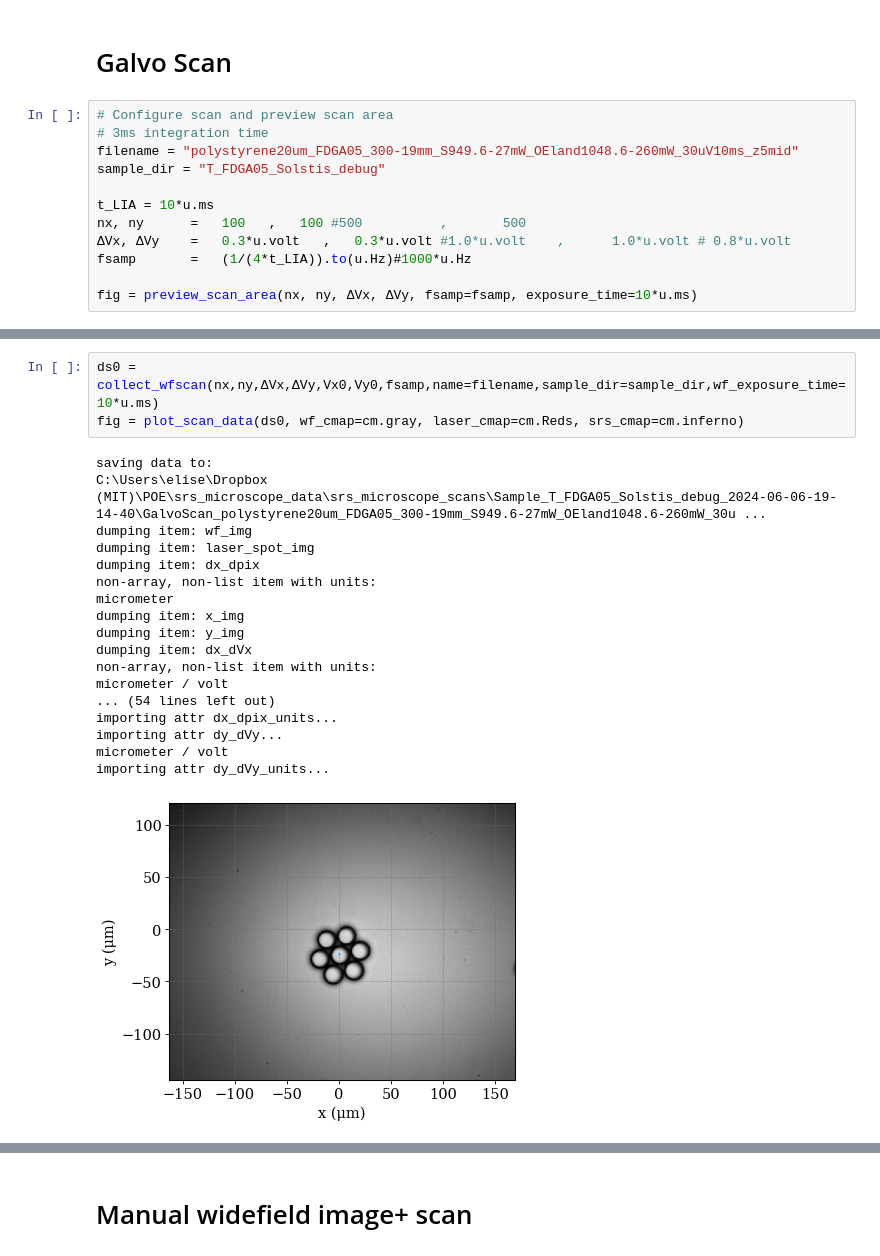
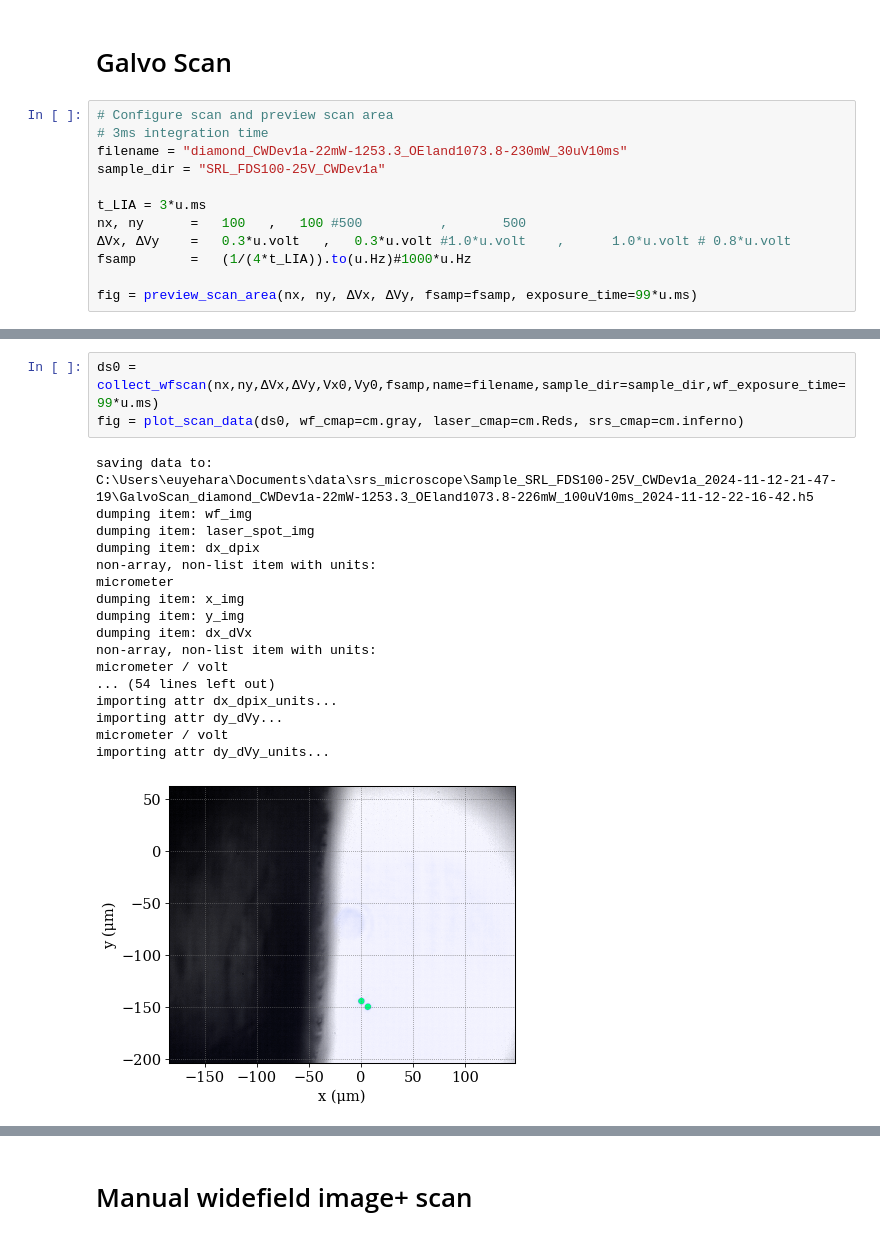
Before and after one commit to eauyehara/experiment_control, a Jupyter notebook: notebooks/srs_microscope.ipynb, the cells around one changed output, grey strips where cells are left out. Saved outputs shown, nothing was run; the diff lists cells and outputs as text.

Commit message:
srs microscope updates

```diff
--- a/notebooks/srs_microscope.ipynb
+++ b/notebooks/srs_microscope.ipynb
@@ -219,13 +266,13 @@ center_spot()
 # %%
 # Configure scan and preview scan area
 # 3ms integration time
-filename = "polystyrene20um_FDGA05_300-19mm_S949.6-27mW_OEland1048.6-260mW_30uV10ms_z5mid"
-sample_dir = "T_FDGA05_Solstis_debug"
+filename = "diamond_CWDev1a-22mW-1253.3_OEland1073.8-230mW_30uV10ms"
+sample_dir = "SRL_FDS100-25V_CWDev1a"
 
-t_LIA = 10*u.ms
+t_LIA = 3*u.ms
 nx, ny      =   100   ,   100 #500          ,       500
 ΔVx, ΔVy    =   0.3*u.volt   ,   0.3*u.volt #1.0*u.volt    ,      1.0*u.volt # 0.8*u.volt
 fsamp       =   (1/(4*t_LIA)).to(u.Hz)#1000*u.Hz
 
-fig = preview_scan_area(nx, ny, ΔVx, ΔVy, fsamp=fsamp, exposure_time=10*u.ms)
+fig = preview_scan_area(nx, ny, ΔVx, ΔVy, fsamp=fsamp, exposure_time=99*u.ms)
 # %% [output]
@@ -234,22 +281,22 @@ scan time: 400.00 second
 # %%
-ds0 = collect_wfscan(nx,ny,ΔVx,ΔVy,Vx0,Vy0,fsamp,name=filename,sample_dir=sample_dir,wf_exposure_time=10*u.ms)
+ds0 = collect_wfscan(nx,ny,ΔVx,ΔVy,Vx0,Vy0,fsamp,name=filename,sample_dir=sample_dir,wf_exposure_time=99*u.ms)
 fig = plot_scan_data(ds0, wf_cmap=cm.gray, laser_cmap=cm.Reds, srs_cmap=cm.inferno)
 # %% [output]
 saving data to:
-C:\Users\elise\Dropbox (MIT)\POE\srs_microscope_data\srs_microscope_scans\Sample_T_FDGA05_Solstis_debug_2024-06-06-19-14-40\GalvoScan_polystyrene20um_FDGA05_300-19mm_S949.6-27mW_OEland1048.6-260mW_30u ...
+C:\Users\euyehara\Documents\data\srs_microscope\Sample_SRL_FDS100-25V_CWDev1a_2024-11-12-21-47-19\GalvoScan_diamond_CWDev1a-22mW-1253.3_OEland1073.8-226mW_100uV10ms_2024-11-12-22-16-42.h5
 dumping item: wf_img
 dumping item: laser_spot_img
 dumping item: dx_dpix
 non-array, non-list item with units:
 micrometer
 dumping item: x_img
 dumping item: y_img
 dumping item: dx_dVx
 non-array, non-list item with units:
 micrometer / volt
 ... (54 lines left out)
 importing attr dx_dpix_units...
 importing attr dy_dVy...
 micrometer / volt
 importing attr dy_dVy_units...
-[figure, old version]
+[figure, new version]
```
Also changed, not shown: parts of 20 cells of this notebook, 2 other files.
